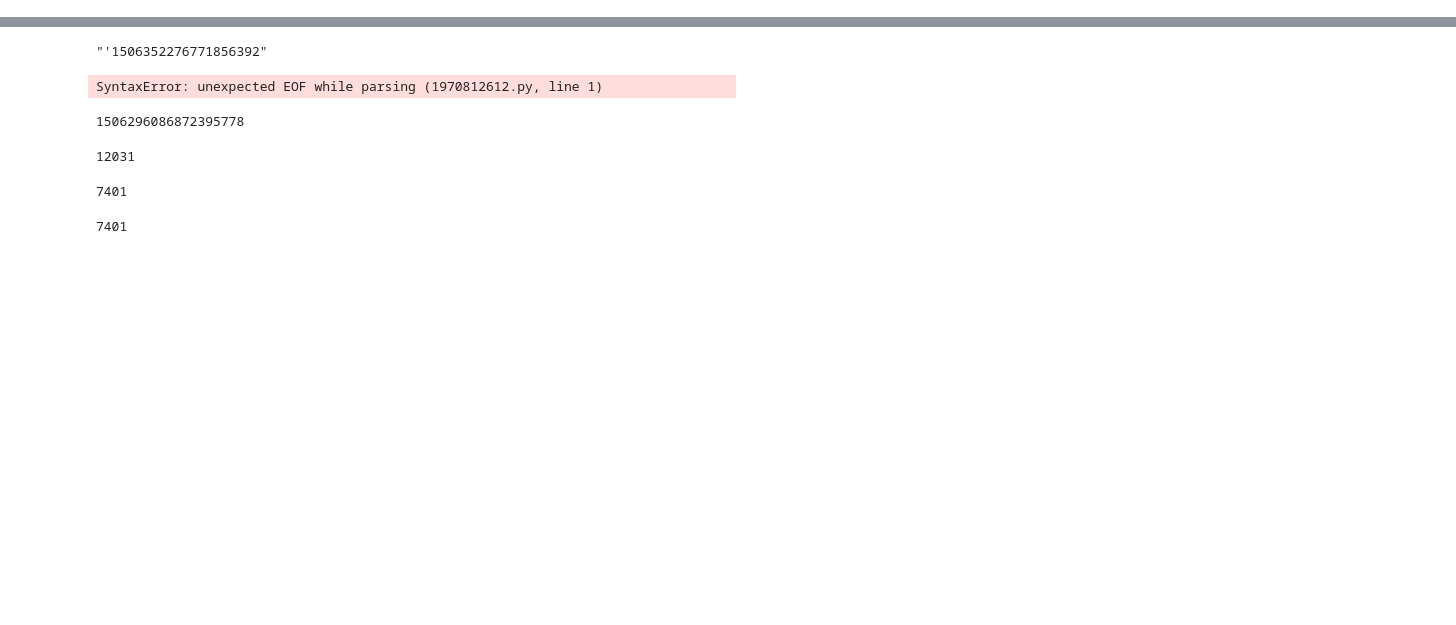
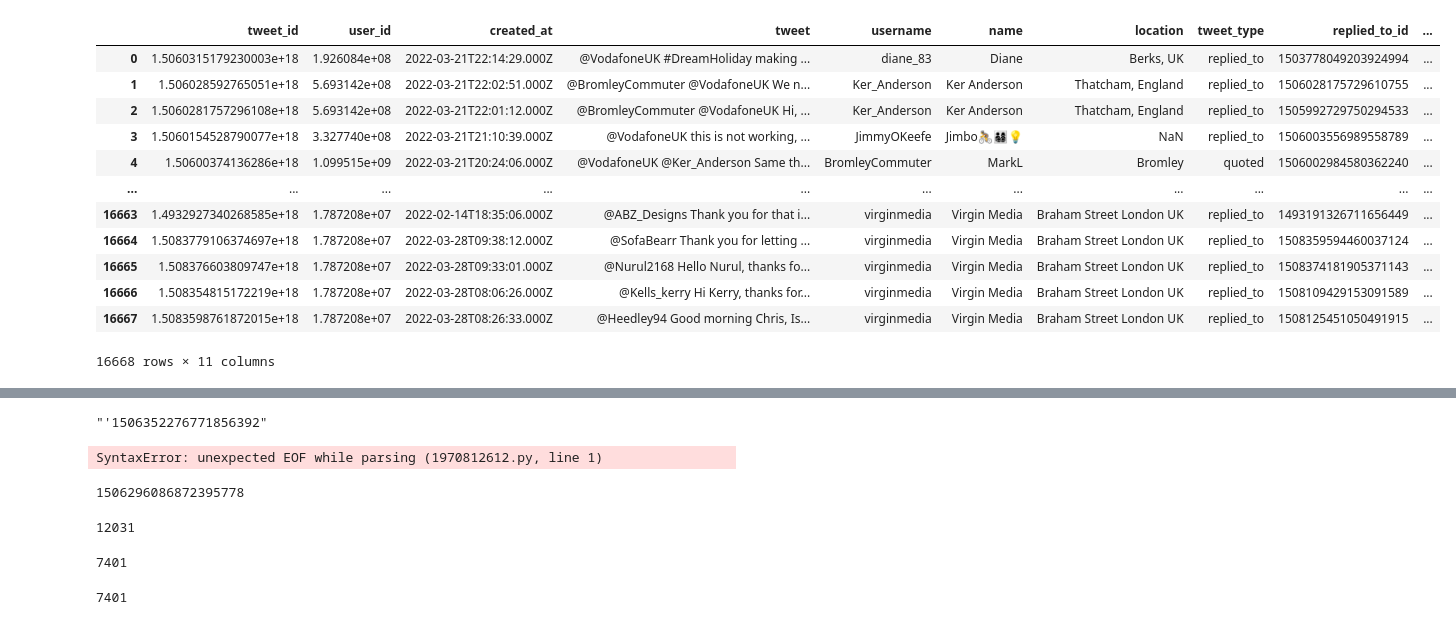
Before and after one commit to NoobyCoders1289/SentimentAnalysis, a Jupyter notebook: scratch/tweet_codes/tweet_idss.ipynb, the cells around one changed output, grey strips where cells are left out. Drawn from its saved outputs; the diff is of its cells as text; code cells hidden in the pictures; blank space fills up the shorter version.

```diff
--- a/scratch/tweet_codes/tweet_idss.ipynb
+++ b/scratch/tweet_codes/tweet_idss.ipynb
@@ -18,0 +13,2 @@ df['get_tweet_link'] = df.apply(lambda x: f"https://twitter.com/{str(x['user_id'
+# %%
+df = pd.read_csv(os.path.join(path,'final_link.csv'))
@@ -19,3 +24,5 @@ df['get_tweet_link'] = df.apply(lambda x: f"https://twitter.com/{str(x['user_id'
+# %%
+pd.options.display.float_format = '{:, .0f}'.format
 # %%
 df
 # %% [output]
@@ -34,0 +31,18 @@ df
+# %%
+df['tweet_id']=df['tweet_id'].astype(str)
+# %%
+df
+# %% [output]
+|  | tweet_id | user_id | created_at | tweet | username | name | location | tweet_type | replied_to_id | ... |
+| 0 | 1.5060315179230003e+18 | 1.926084e+08 | 2022-03-21T22:14:29.000Z | @VodafoneUK #DreamHoliday making ... | diane_83 | Diane | Berks, UK | replied_to | 1503778049203924994 | ... |
+| 1 | 1.506028592765051e+18 | 5.693142e+08 | 2022-03-21T22:02:51.000Z | @BromleyCommuter @VodafoneUK We n... | Ker_Anderson | Ker Anderson | Thatcham, England | replied_to | 1506028175729610755 | ... |
+| 2 | 1.5060281757296108e+18 | 5.693142e+08 | 2022-03-21T22:01:12.000Z | @BromleyCommuter @VodafoneUK Hi, ... | Ker_Anderson | Ker Anderson | Thatcham, England | replied_to | 1505992729750294533 | ... |
+| 3 | 1.5060154528790077e+18 | 3.327740e+08 | 2022-03-21T21:10:39.000Z | @VodafoneUK this is not working, ... | JimmyOKeefe | Jimbo🚴👨‍👩‍👧‍👦💡 | NaN | replied_to | 1506003556989558789 | ... |
+| 4 | 1.50600374136286e+18 | 1.099515e+09 | 2022-03-21T20:24:06.000Z | @VodafoneUK @Ker_Anderson Same th... | BromleyCommuter | MarkL | Bromley | quoted | 1506002984580362240 | ... |
+| ... | ... | ... | ... | ... | ... | ... | ... | ... | ... | ... |
+| 16663 | 1.4932927340268585e+18 | 1.787208e+07 | 2022-02-14T18:35:06.000Z | @ABZ_Designs Thank you for that i... | virginmedia | Virgin Media | Braham Street London UK | replied_to | 1493191326711656449 | ... |
+| 16664 | 1.5083779106374697e+18 | 1.787208e+07 | 2022-03-28T09:38:12.000Z | @SofaBearr Thank you for letting ... | virginmedia | Virgin Media | Braham Street London UK | replied_to | 1508359594460037124 | ... |
+| 16665 | 1.508376603809747e+18 | 1.787208e+07 | 2022-03-28T09:33:01.000Z | @Nurul2168 Hello Nurul, thanks fo... | virginmedia | Virgin Media | Braham Street London UK | replied_to | 1508374181905371143 | ... |
+| 16666 | 1.508354815172219e+18 | 1.787208e+07 | 2022-03-28T08:06:26.000Z | @Kells_kerry Hi Kerry, thanks for... | virginmedia | Virgin Media | Braham Street London UK | replied_to | 1508109429153091589 | ... |
+| 16667 | 1.5083598761872015e+18 | 1.787208e+07 | 2022-03-28T08:26:33.000Z | @Heedley94 Good morning Chris, Is... | virginmedia | Virgin Media | Braham Street London UK | replied_to | 1508125451050491915 | ... |
+16668 rows × 11 columns
```
Also changed, not shown: parts of 7 cells of this notebook, 2 other files.
